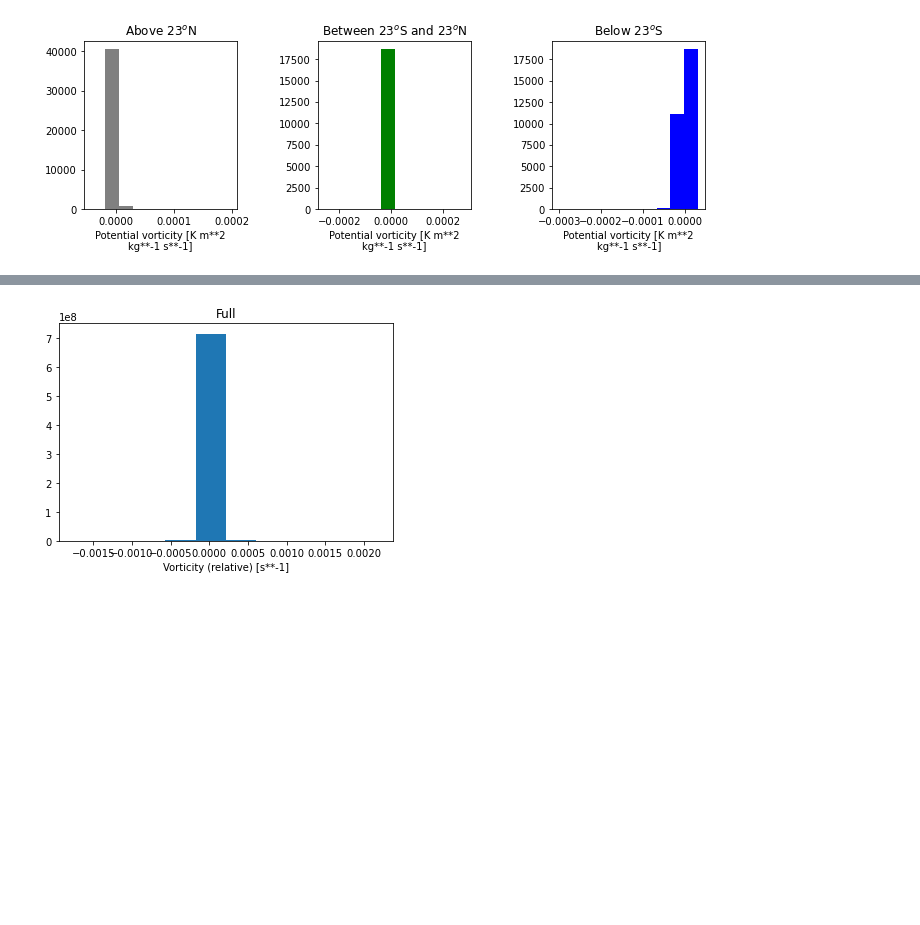
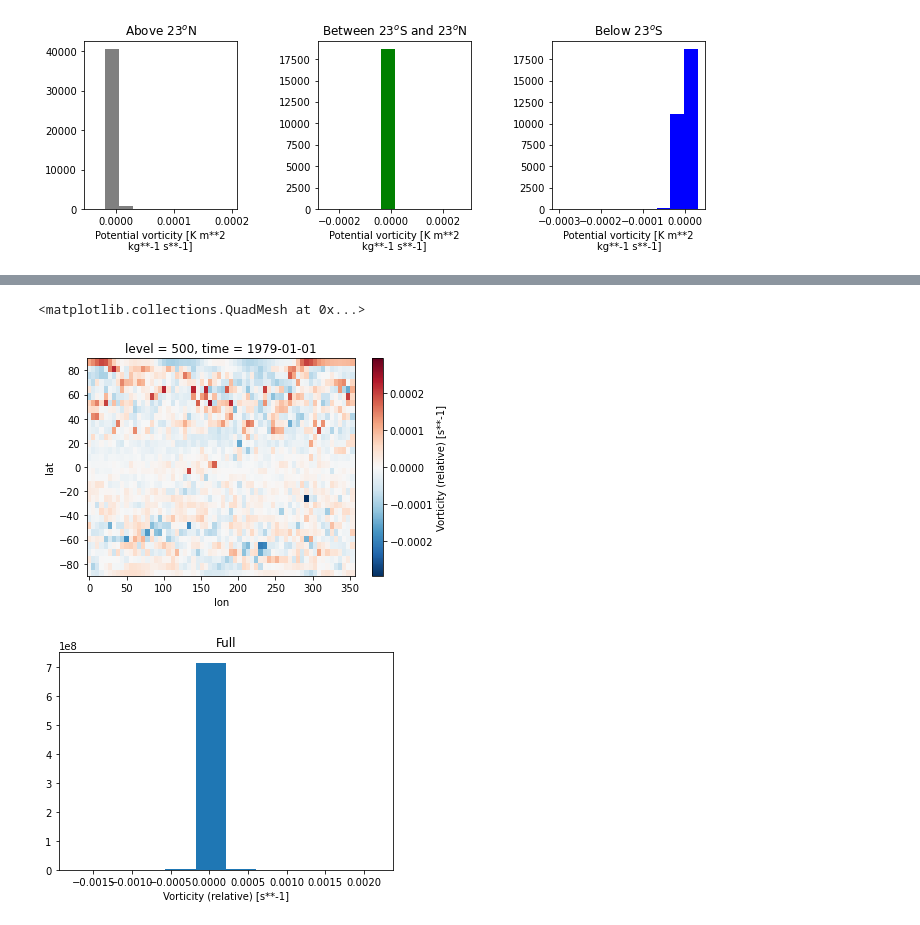
Before and after one commit to mc4117/ResNet_Weather, a Jupyter notebook: Data_exploration/data_visualisation.ipynb, the cells around one changed output, grey strips where cells are left out. Cells and saved outputs as stored; diff of their text form; code cells hidden in the pictures; blank space fills up the shorter version.

```diff
--- a/Data_exploration/data_visualisation.ipynb
+++ b/Data_exploration/data_visualisation.ipynb
@@ -505,6 +505,11 @@ Conventions :
 CF-1.6
 history :
 2020-03-24 00:00:38 GMT by grib_to_netcdf-2.16.0: /opt/ecmwf/eccodes/bin/grib_to_netcdf -S param -o /cache/data6/adaptor.mars.internal-1584996566.8936038-22562-1-b743cd04-6471-41af-991c-7be73ed83749.n ...
+# %%
+vorticity.vo.isel(level = 7, time =0).plot()
+# %% [output]
+<matplotlib.collections.QuadMesh at 0x...>
+[figure, added]
 # %%
 general_plots(vorticity.vo.sel(level = 500), '2000', 12)
 # %% [output]
```
Also changed, not shown: parts of 1 cell of this notebook, 2 other files.
